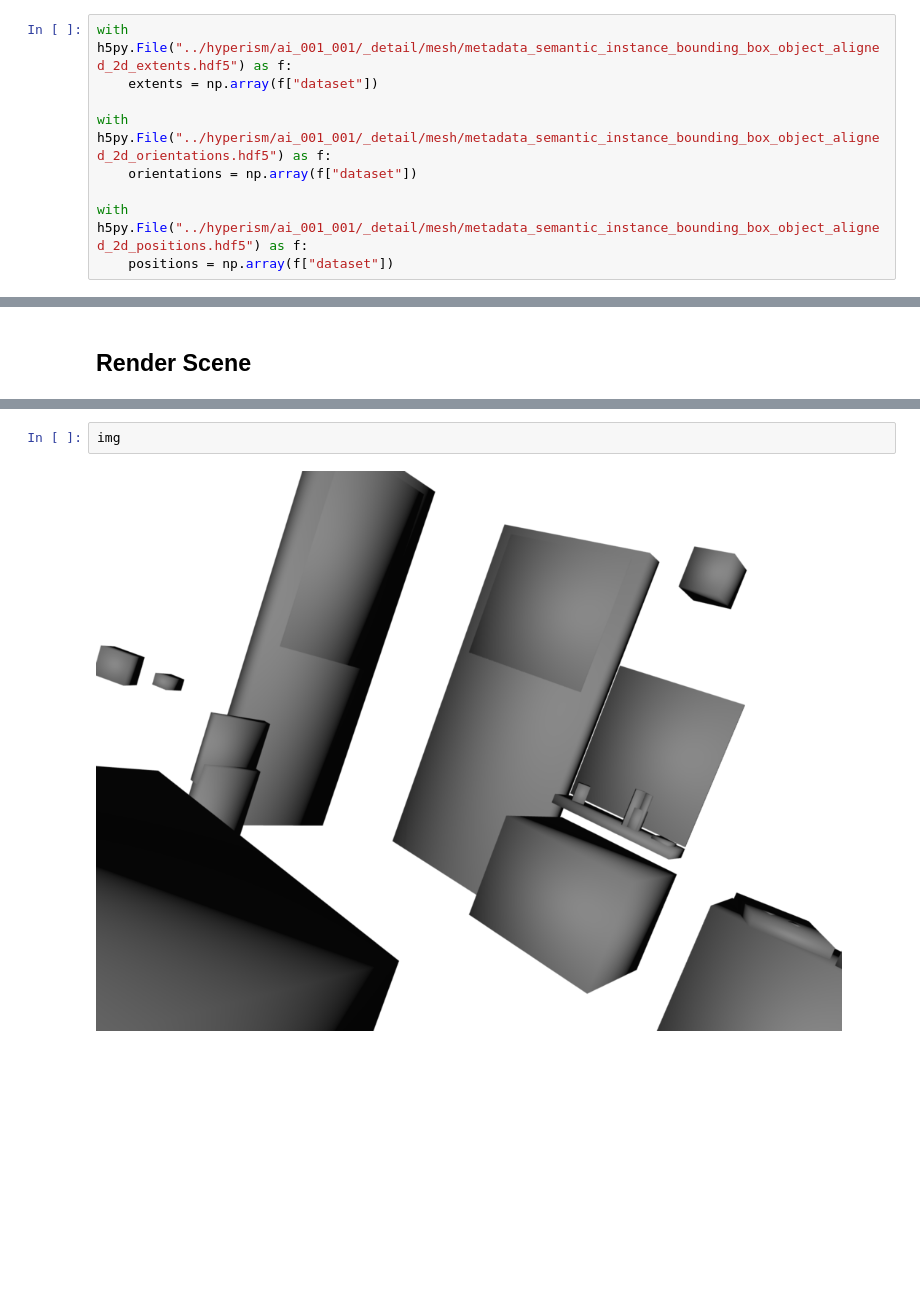
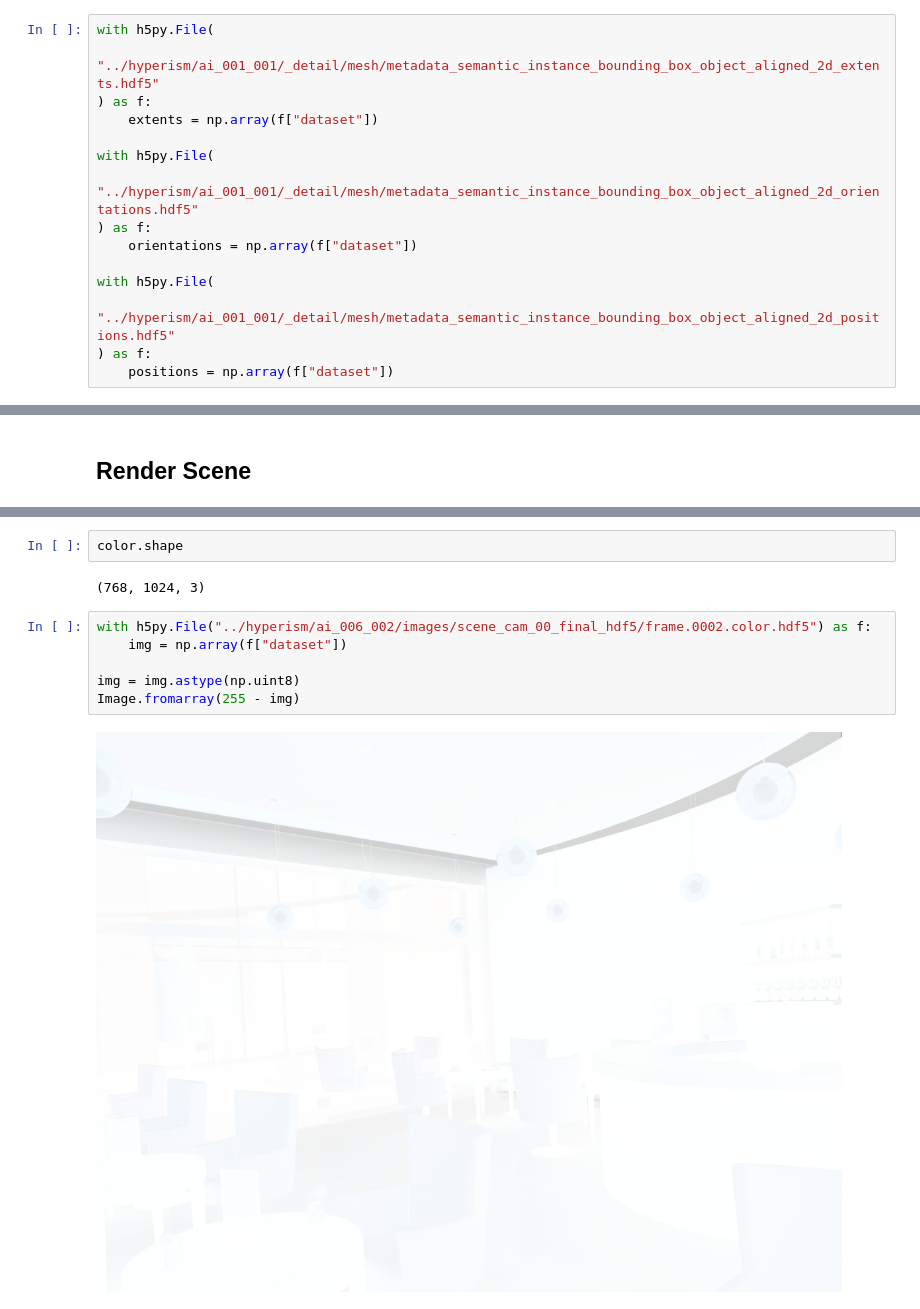
Before and after one commit to jonathansickert/3DFrontBench, a Jupyter notebook: notebooks/render_hyperism.ipynb, the cells around one changed output, grey strips where cells are left out. Drawn from its saved outputs; the diff is of its cells as text; blank space fills up the shorter version.

```diff
--- a/notebooks/render_hyperism.ipynb
+++ b/notebooks/render_hyperism.ipynb
@@ -36,13 +36,19 @@ array([[ 7.41193831e-01, -3.51180434e-01,  5.72105408e-01,
 # %% [markdown]
 ## Extract bbox mesh
 # %%
-with h5py.File("../hyperism/ai_001_001/_detail/mesh/metadata_semantic_instance_bounding_box_object_aligned_2d_extents.hdf5") as f:
+with h5py.File(
+    "../hyperism/ai_001_001/_detail/mesh/metadata_semantic_instance_bounding_box_object_aligned_2d_extents.hdf5"
+) as f:
     extents = np.array(f["dataset"])
 
-with h5py.File("../hyperism/ai_001_001/_detail/mesh/metadata_semantic_instance_bounding_box_object_aligned_2d_orientations.hdf5") as f:
+with h5py.File(
+    "../hyperism/ai_001_001/_detail/mesh/metadata_semantic_instance_bounding_box_object_aligned_2d_orientations.hdf5"
+) as f:
     orientations = np.array(f["dataset"])
 
-with h5py.File("../hyperism/ai_001_001/_detail/mesh/metadata_semantic_instance_bounding_box_object_aligned_2d_positions.hdf5") as f:
+with h5py.File(
+    "../hyperism/ai_001_001/_detail/mesh/metadata_semantic_instance_bounding_box_object_aligned_2d_positions.hdf5"
+) as f:
     positions = np.array(f["dataset"])
 # %% [markdown]
 ## Extract camera intrinsics
@@ -95,6 +101,14 @@ color, depth = r.render(pr_scene)
 img = Image.fromarray(color)
 img.save("../outputs/rendered_hyperism.png")
 # %%
-img
+color.shape
 # %% [output]
-[figure, removed]
+(768, 1024, 3)
+# %%
+with h5py.File("../hyperism/ai_006_002/images/scene_cam_00_final_hdf5/frame.0002.color.hdf5") as f:
+    img = np.array(f["dataset"])
+
+img = img.astype(np.uint8)
+Image.fromarray(255 - img)
+# %% [output]
+[figure, added]
```
Also changed, not shown: parts of 5 cells of this notebook, 3 other files.
